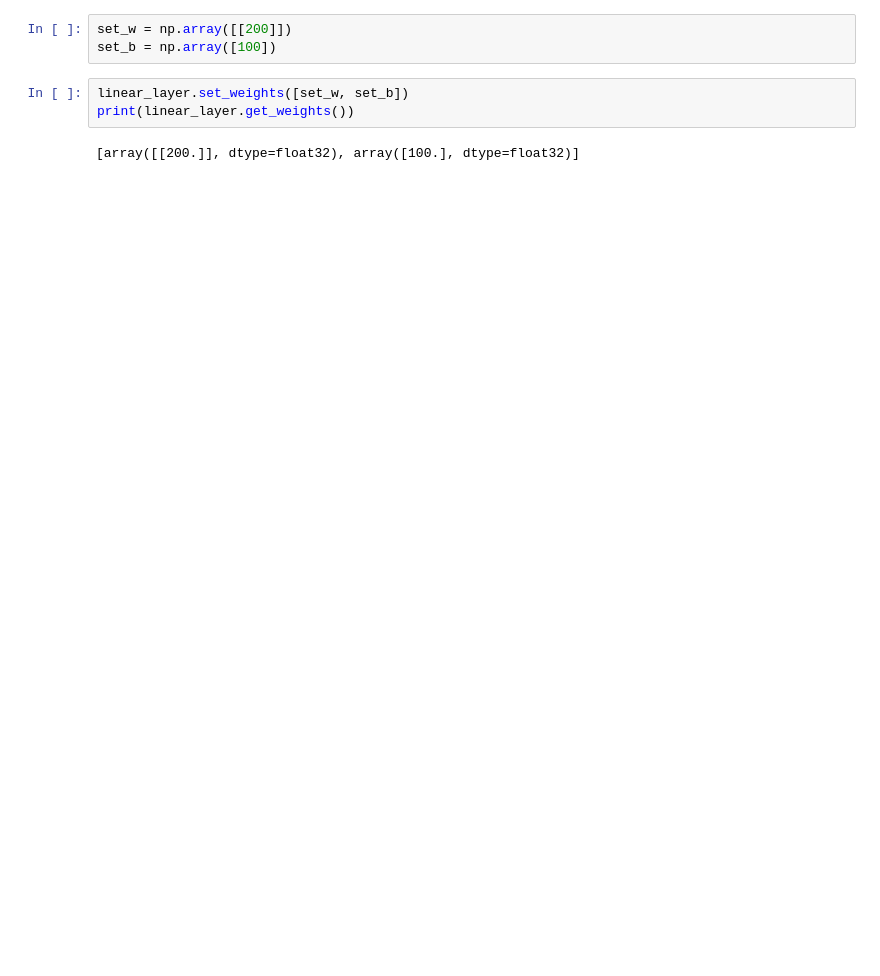
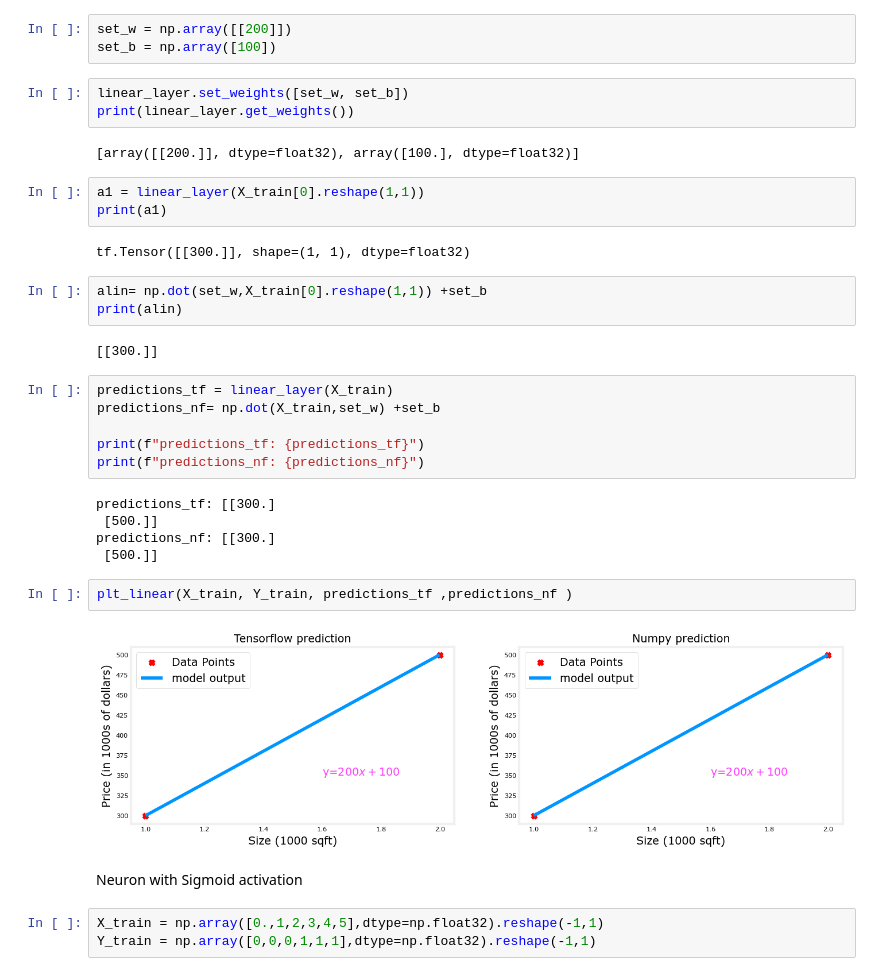
Before and after one commit to didulanthaisuru/neural_networks_A_to_Z, a Jupyter notebook: labs/lab_1_neurons_and_layers.ipynb, the cells around one changed output. Saved outputs shown, nothing was run; the diff lists cells and outputs as text; blank space fills up the shorter version.

```diff
--- a/labs/lab_1_neurons_and_layers.ipynb
+++ b/labs/lab_1_neurons_and_layers.ipynb
@@ -51,3 +51,33 @@ linear_layer.set_weights([set_w, set_b])
 print(linear_layer.get_weights())
 # %% [output]
 [array([[200.]], dtype=float32), array([100.], dtype=float32)]
+# %%
+a1 = linear_layer(X_train[0].reshape(1,1))
+print(a1)
+# %% [output]
+tf.Tensor([[300.]], shape=(1, 1), dtype=float32)
+# %%
+alin= np.dot(set_w,X_train[0].reshape(1,1)) +set_b
+print(alin)
+# %% [output]
+[[300.]]
+# %%
+predictions_tf = linear_layer(X_train)
+predictions_nf= np.dot(X_train,set_w) +set_b
+
+print(f"predictions_tf: {predictions_tf}")
+print(f"predictions_nf: {predictions_nf}")
+# %% [output]
+predictions_tf: [[300.]
+ [500.]]
+predictions_nf: [[300.]
+ [500.]]
+# %%
+plt_linear(X_train, Y_train, predictions_tf ,predictions_nf )
+# %% [output]
+[figure, added]
+# %% [markdown]
+Neuron with Sigmoid activation
+# %%
+X_train = np.array([0.,1,2,3,4,5],dtype=np.float32).reshape(-1,1)
+Y_train = np.array([0,0,0,1,1,1],dtype=np.float32).reshape(-1,1)
```
Also changed, not shown: parts of 9 cells of this notebook.
